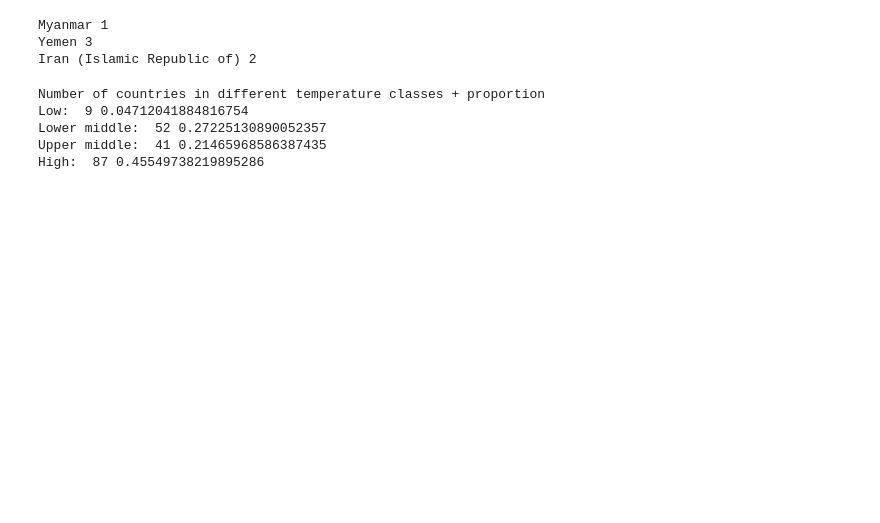
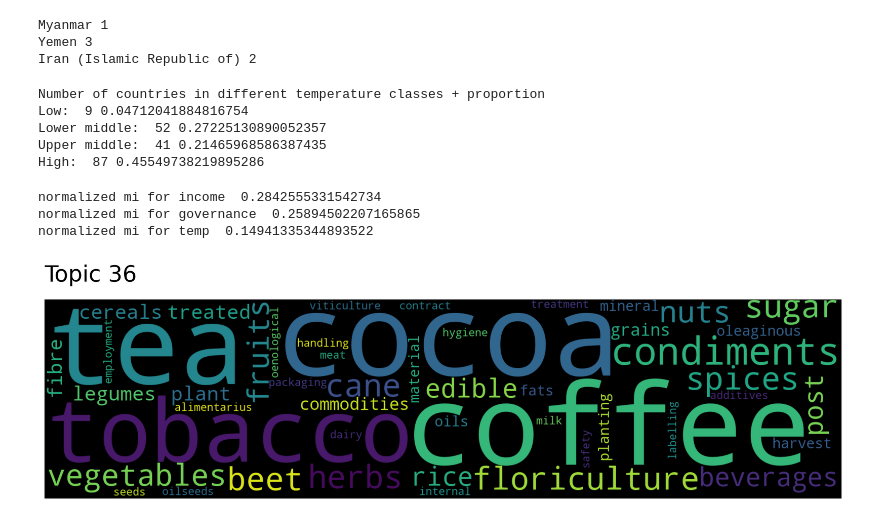
Before and after one commit to gustavn19/Fagprojekt, a Jupyter notebook: top2vec_done.ipynb, the cells around one changed output. Cells and saved outputs as stored; diff of their text form; code cells hidden in the pictures; blank space fills up the shorter version.

```diff
--- a/top2vec_done.ipynb
+++ b/top2vec_done.ipynb
@@ -651,0 +714,22 @@ High:  87 0.45549738219895286
+# %%
+
+mi1 = normalized_mutual_info_score(XX2, c_assign)
+print("normalized mi for income ", mi1)
+
+
+mi2 = normalized_mutual_info_score(XXX3, c_assign)
+print("normalized mi for governance ", mi2)
+
+
+mi3 = normalized_mutual_info_score(X2, c_assign)
+print("normalized mi for temp ", mi3)
+# %% [output]
+normalized mi for income  0.2842555331542734
+normalized mi for governance  0.25894502207165865
+normalized mi for temp  0.14941335344893522
+# %%
+#word clouds
+
+model.generate_topic_wordcloud(36,reduced=False)
+# %% [output]
+[figure, added]
```
Also changed, not shown: parts of 8 cells of this notebook, 2 other files.
